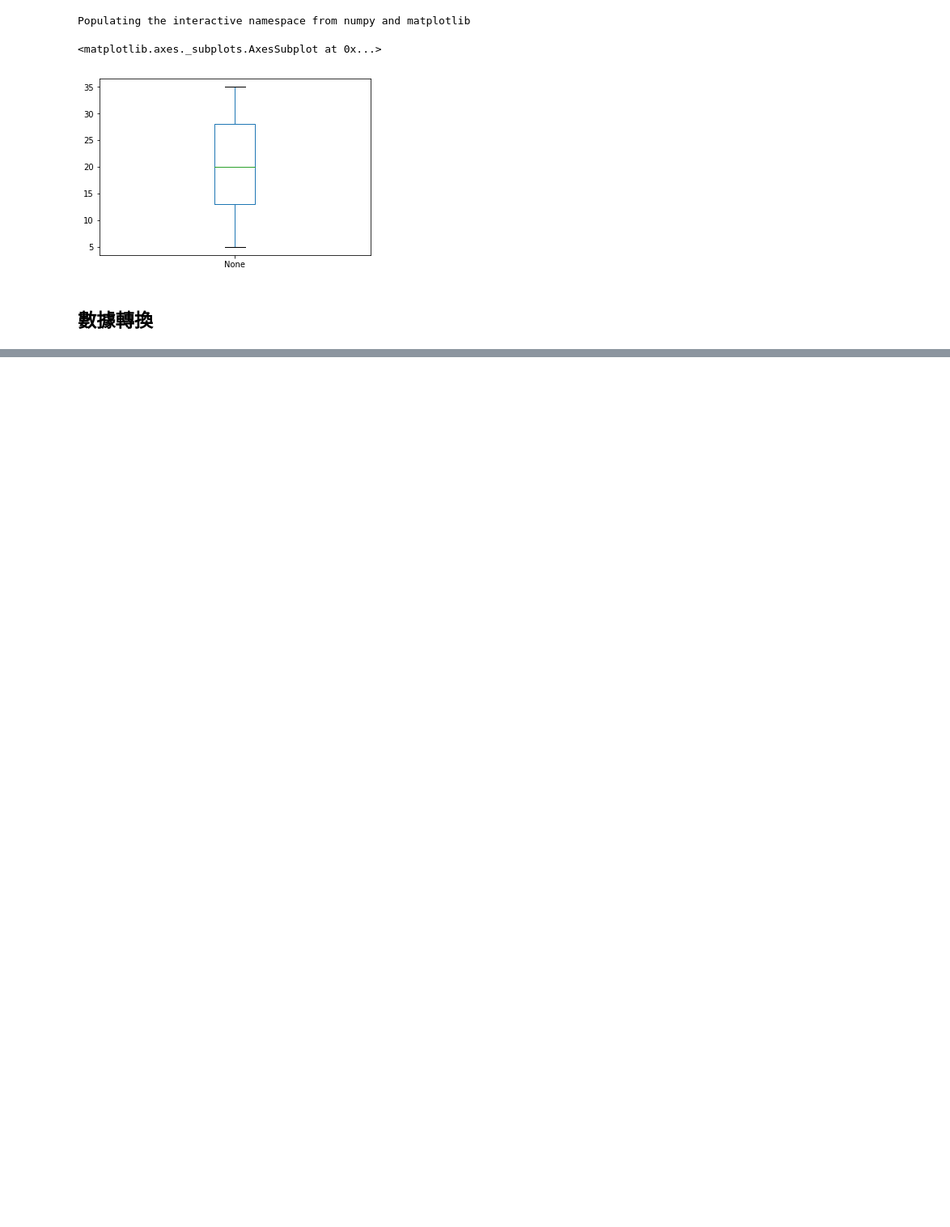
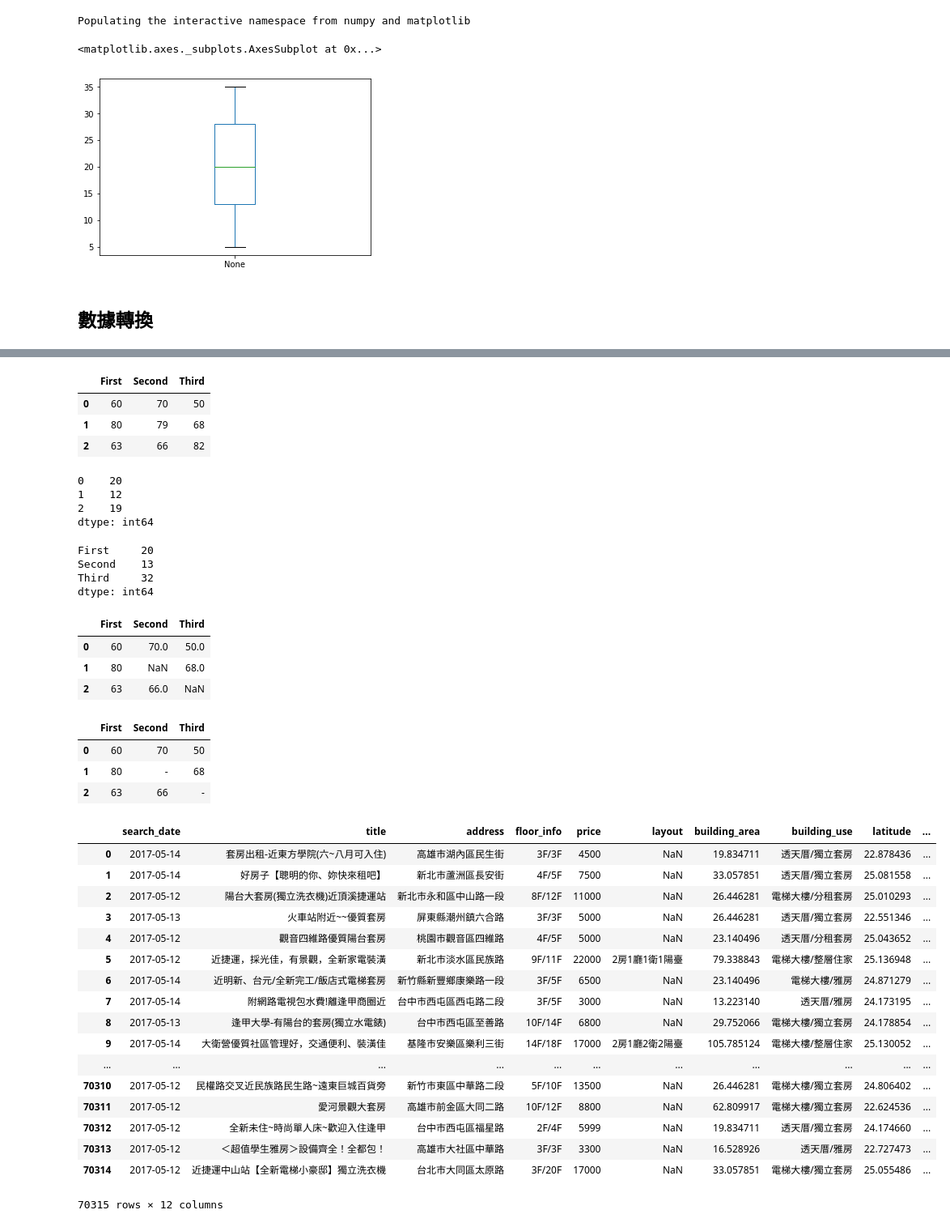
Before and after one commit to ywchiu/ctbcpy, a Jupyter notebook: Demo20180806.ipynb, the cells around one changed output, grey strips where cells are left out. Shown at 81% size. Drawn from its saved outputs; the diff is of its cells as text; code cells hidden in the pictures; blank space fills up the shorter version.

```diff
--- a/Demo20180806.ipynb
+++ b/Demo20180806.ipynb
@@ -318,0 +371,47 @@ df.head()
+# %%
+df2 = pd.DataFrame(\
+[\
+   [60,70,50],\
+   [80,79,68],\
+   [63,66,82]], \
+  columns = ['First', 'Second', 'Third'])
+df2
+# %% [output]
+|  | First | Second | Third |
+| 0 | 60 | 70 | 50 |
+| 1 | 80 | 79 | 68 |
+| 2 | 63 | 66 | 82 |
+# %%
+df2.apply(lambda e: e.max() - e.min(), axis=1)
+# %% [output]
+0    20
+1    12
+2    19
+dtype: int64
+# %%
+df2.apply(lambda e: e.max() - e.min(), axis=0)
+# %% [output]
+First     20
+Second    13
+Third     32
+dtype: int64
+# %%
+df3 = pd.DataFrame(\
+[\
+   [60,70,50],\
+   [80,np.nan,68],\
+   [63,66,np.nan]], \
+  columns = ['First', 'Second', 'Third'])
+df3
+# %% [output]
+|  | First | Second | Third |
+| 0 | 60 | 70.0 | 50.0 |
+| 1 | 80 | NaN | 68.0 |
+| 2 | 63 | 66.0 | NaN |
+# %%
+df3.applymap(lambda e: '-' if pd.isnull(e) else e)
+# %% [output]
+|  | First | Second | Third |
+| 0 | 60 | 70 | 50 |
+| 1 | 80 | - | 68 |
+| 2 | 63 | 66 | - |
@@ -318,0 +421,4 @@ df.head()
+# %%
+df['price'] = df['price'].map(lambda e: int(e.replace('元/月', '').replace(',', '')))
+# %%
+df['building_area']  = df['building_area'] / 0.3025
@@ -318,0 +427,26 @@ df.head()
+# %%
+df['floor_info'] = df['floor_info'].fillna('/')
+df['floor'] = df['floor_info'].map(lambda e : e.split('/')[0].strip('F'))
+# %%
+df['total_floor'] = df['floor_info'].map(lambda e : e.split('/')[1].strip('F'))
+# %%
+df['floor_info'].str.extract('(\dF)')
+# %% [output]
+|  | search_date | title | address | floor_info | price | layout | building_area | building_use | latitude | ... |
+| 0 | 2017-05-14 | 套房出租-近東方學院(六~八月可入住) | 高雄市湖內區民生街 | 3F/3F | 4500 | NaN | 19.834711 | 透天厝/獨立套房 | 22.878436 | ... |
+| 1 | 2017-05-14 | 好房子【聰明的你、妳快來租吧】 | 新北市蘆洲區長安街 | 4F/5F | 7500 | NaN | 33.057851 | 透天厝/獨立套房 | 25.081558 | ... |
+| 2 | 2017-05-12 | 陽台大套房(獨立洗衣機)近頂溪捷運站 | 新北市永和區中山路一段 | 8F/12F | 11000 | NaN | 26.446281 | 電梯大樓/分租套房 | 25.010293 | ... |
+| 3 | 2017-05-13 | 火車站附近~~優質套房 | 屏東縣潮州鎮六合路 | 3F/3F | 5000 | NaN | 26.446281 | 透天厝/獨立套房 | 22.551346 | ... |
+| 4 | 2017-05-12 | 觀音四維路優質陽台套房 | 桃園市觀音區四維路 | 4F/5F | 5000 | NaN | 23.140496 | 透天厝/分租套房 | 25.043652 | ... |
+| 5 | 2017-05-12 | 近捷運，採光佳，有景觀，全新家電裝潢 | 新北市淡水區民族路 | 9F/11F | 22000 | 2房1廳1衛1陽臺 | 79.338843 | 電梯大樓/整層住家 | 25.136948 | ... |
+| 6 | 2017-05-14 | 近明新、台元/全新完工/飯店式電梯套房 | 新竹縣新豐鄉康樂路一段 | 3F/5F | 6500 | NaN | 23.140496 | 電梯大樓/雅房 | 24.871279 | ... |
+| 7 | 2017-05-14 | 附網路電視包水費!離逢甲商圈近 | 台中市西屯區西屯路二段 | 3F/5F | 3000 | NaN | 13.223140 | 透天厝/雅房 | 24.173195 | ... |
+| 8 | 2017-05-13 | 逢甲大學-有陽台的套房(獨立水電錶) | 台中市西屯區至善路 | 10F/14F | 6800 | NaN | 29.752066 | 電梯大樓/獨立套房 | 24.178854 | ... |
+| 9 | 2017-05-14 | 大衛營優質社區管理好，交通便利、裝潢佳 | 基隆市安樂區樂利三街 | 14F/18F | 17000 | 2房1廳2衛2陽臺 | 105.785124 | 電梯大樓/整層住家 | 25.130052 | ... |
+| ... | ... | ... | ... | ... | ... | ... | ... | ... | ... | ... |
+| 70310 | 2017-05-12 | 民權路交叉近民族路民生路~遠東巨城百貨旁 | 新竹市東區中華路二段 | 5F/10F | 13500 | NaN | 26.446281 | 電梯大樓/獨立套房 | 24.806402 | ... |
+| 70311 | 2017-05-12 | 愛河景觀大套房 | 高雄市前金區大同二路 | 10F/12F | 8800 | NaN | 62.809917 | 電梯大樓/獨立套房 | 22.624536 | ... |
+| 70312 | 2017-05-12 | 全新未住~時尚單人床~歡迎入住逢甲 | 台中市西屯區福星路 | 2F/4F | 5999 | NaN | 19.834711 | 透天厝/獨立套房 | 24.174660 | ... |
+| 70313 | 2017-05-12 | ＜超值學生雅房＞設備齊全！全都包！ | 高雄市大社區中華路 | 3F/3F | 3300 | NaN | 16.528926 | 透天厝/雅房 | 22.727473 | ... |
+| 70314 | 2017-05-12 | 近捷運中山站【全新電梯小豪邸】獨立洗衣機 | 台北市大同區太原路 | 3F/20F | 17000 | NaN | 33.057851 | 電梯大樓/獨立套房 | 25.055486 | ... |
+70315 rows × 12 columns
```
Also changed, not shown: parts of 12 cells of this notebook.
